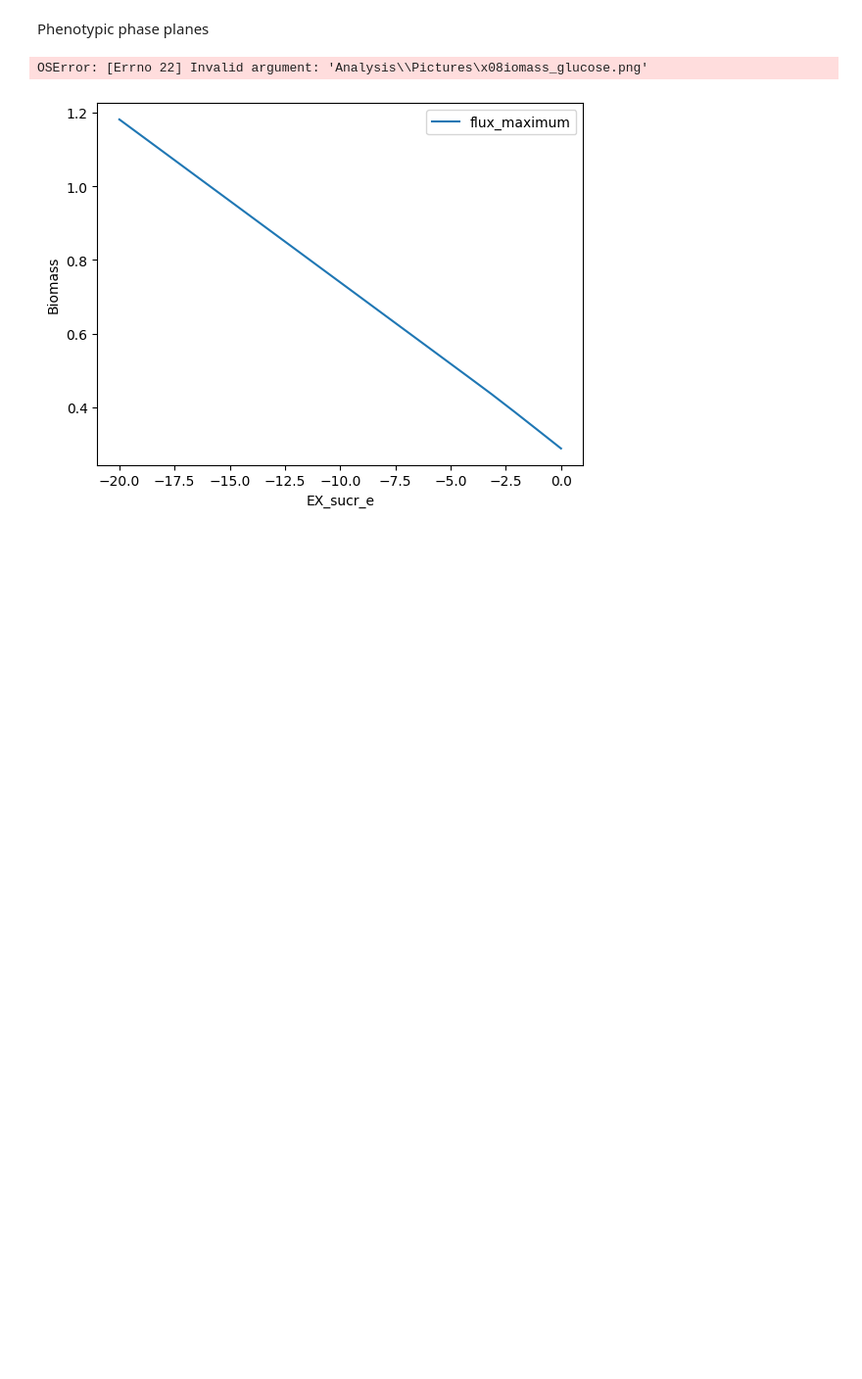
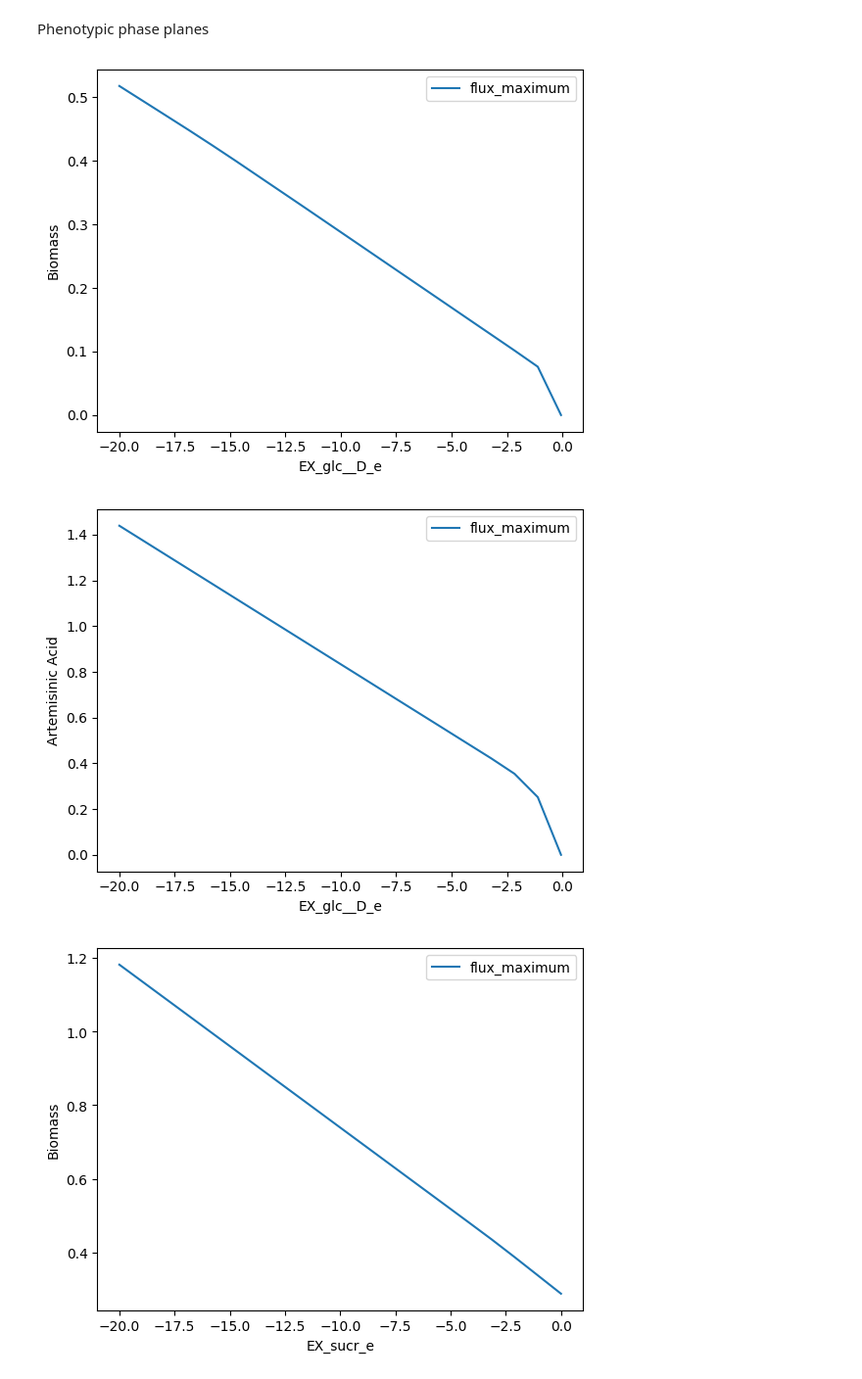
Before and after one commit to 27410/group-assignment-group-8, a Jupyter notebook: Report.ipynb, the cells around one changed output. Shown at 98% size. Cells and saved outputs as stored; diff of their text form; code cells hidden in the pictures; blank space fills up the shorter version.

```diff
--- a/Report.ipynb
+++ b/Report.ipynb
@@ -54,14 +54,15 @@ Phenotypic phase planes
 # %%
 
 
 
 from PIL import Image
-img1 = Image.open("Analysis\Pictures\biomass_glucose.png")
+img1 = Image.open("Analysis/Pictures/biomass_glucose.png")
 display(img1)
 img2 = Image.open("Analysis\Pictures\AA_GLC.png")
 display(img2)
 # %% [output]
-OSError: [Errno 22] Invalid argument: 'Analysis\\Pictures\x08iomass_glucose.png'
+[figure, added]
+[figure, added]
 # %%
 from PIL import Image
 img3 = Image.open("Analysis\Pictures\Biomass_sucr.png")
```
Also changed, not shown: 1 other file.
